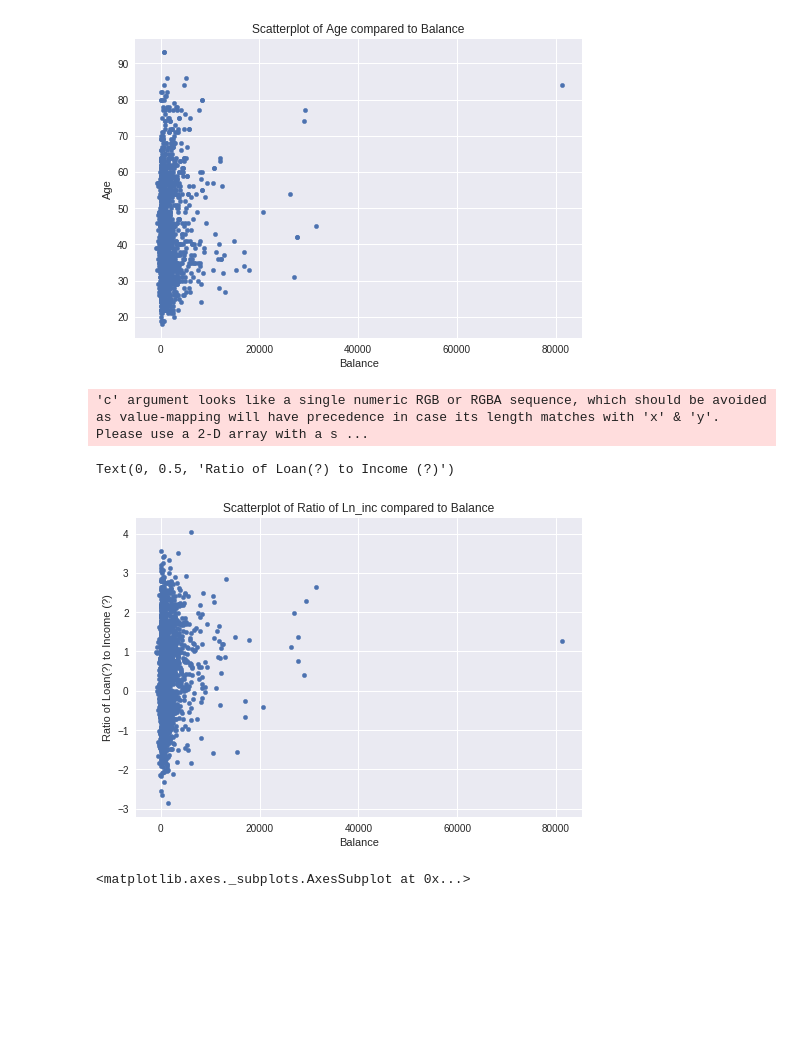
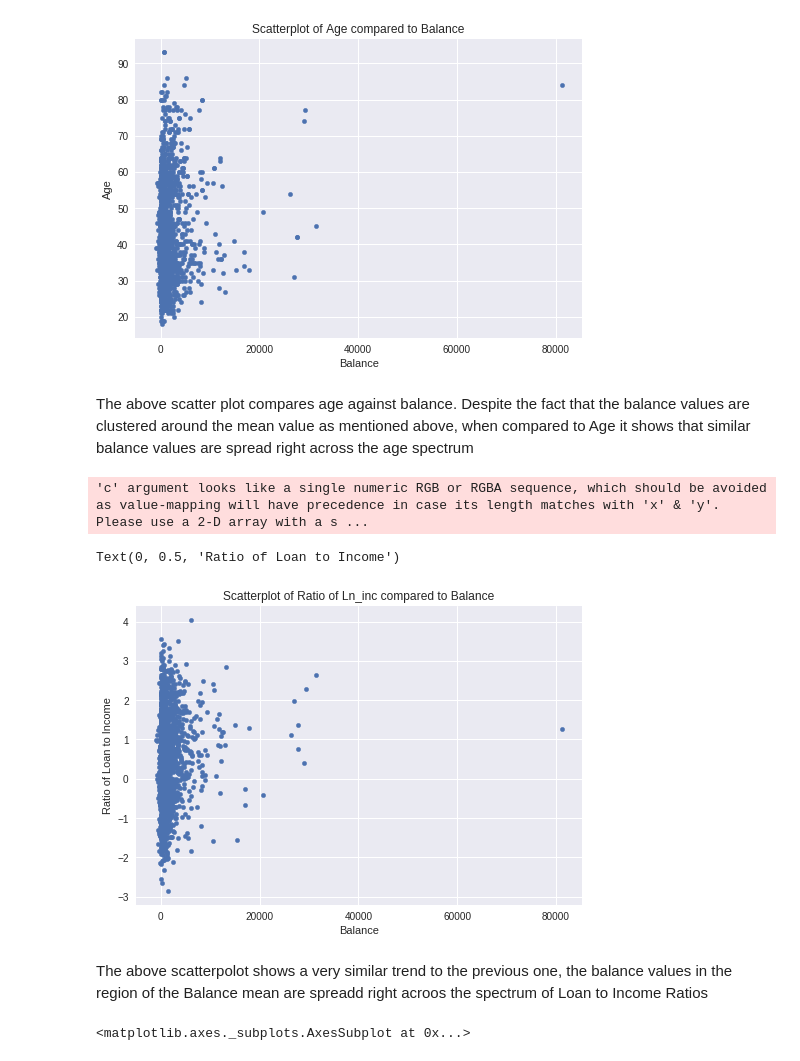
Before and after one commit to vipulpopat/MSCAI_Sem1_Etivity1, a Jupyter notebook: Etivity1.ipynb, the cells around one changed output. Drawn from its saved outputs; the diff is of its cells as text; code cells hidden in the pictures; blank space fills up the shorter version.

```diff
--- a/Etivity1.ipynb
+++ b/Etivity1.ipynb
@@ -120,15 +134,19 @@ plt.ylabel('Age')
 'c' argument looks like a single numeric RGB or RGBA sequence, which should be avoided as value-mapping will have precedence in case its length matches with 'x' & 'y'.  Please use a 2-D array with a s ...
 Text(0, 0.5, 'Age')
 [figure]
+# %% [markdown]
+The above scatter plot compares age against balance. Despite the fact that the balance values are clustered around the mean value as mentioned above, when compared to Age it shows that similar balance values are spread right across the age spectrum
 # %%
 df.plot.scatter(x='balance', y='ratio_ln_inc')
 plt.title('Scatterplot of Ratio of Ln_inc compared to Balance')
 plt.xlabel('Balance')
-plt.ylabel('Ratio of Loan(?) to Income (?)')
+plt.ylabel('Ratio of Loan to Income')
 # %% [output]
 'c' argument looks like a single numeric RGB or RGBA sequence, which should be avoided as value-mapping will have precedence in case its length matches with 'x' & 'y'.  Please use a 2-D array with a s ...
-Text(0, 0.5, 'Ratio of Loan(?) to Income (?)')
+Text(0, 0.5, 'Ratio of Loan to Income')
-[figure, old version]
+[figure, new version]
+# %% [markdown]
+The above scatterpolot shows a very similar trend to the previous one, the balance values in the region of the Balance mean are spreadd right acroos the spectrum of Loan to Income Ratios
 # %%
 sns.regplot(x='balance', y='ratio_ln_inc', data=df)
 # %% [output]
```
Also changed, not shown: parts of 16 cells of this notebook.
